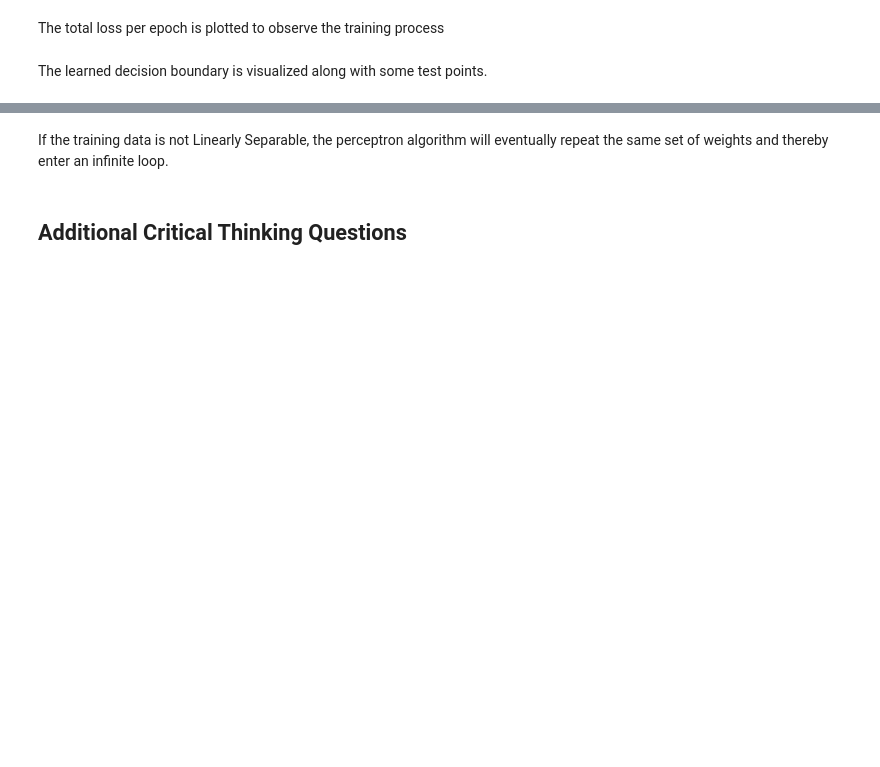
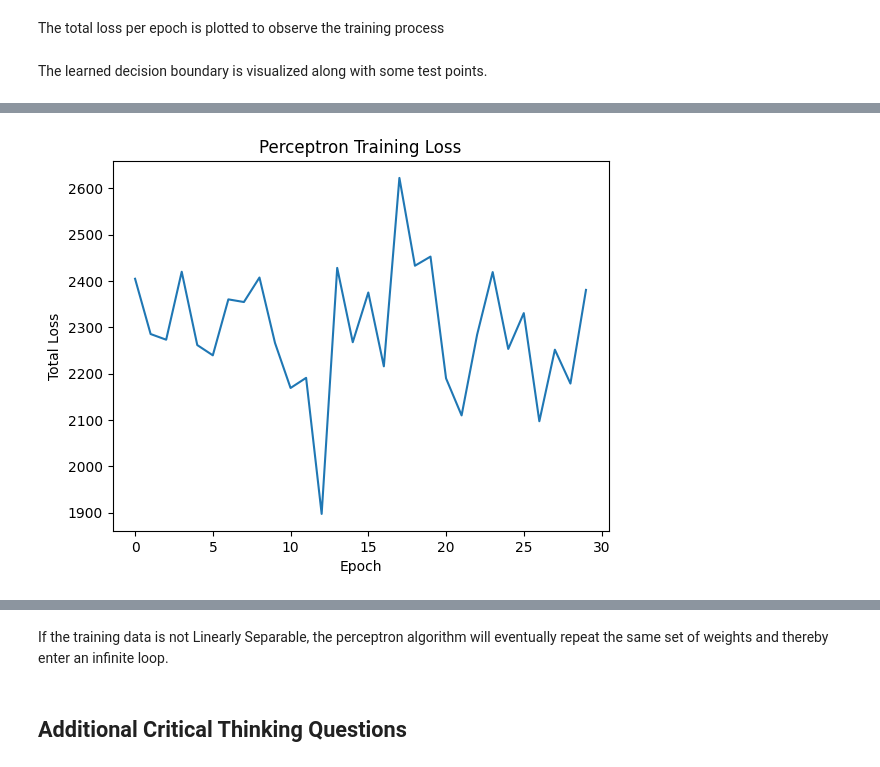
Before and after one commit to jaitrasaketh/IIIT-Hyderabad-AI-ML-Program, a Jupyter notebook: AIML_III_Module_4_Lab_1_Perceptron_and_Gradient_Descent.ipynb, the cells around one changed output, grey strips where cells are left out. Drawn from its saved outputs; the diff is of its cells as text; code cells hidden in the pictures; blank space fills up the shorter version.

```diff
--- a/AIML_III_Module_4_Lab_1_Perceptron_and_Gradient_Descent.ipynb
+++ b/AIML_III_Module_4_Lab_1_Perceptron_and_Gradient_Descent.ipynb
@@ -221,0 +240,5 @@ The learned decision boundary is visualized along with some test points.
+# %%
+# Test with the default learning rate
+w_default_eta = perceptron_algo_plot(X_train, Y_train, eta=1, epochs=30)
+# %% [output]
+[figure, added]
```
Also changed, not shown: parts of 10 cells of this notebook.
